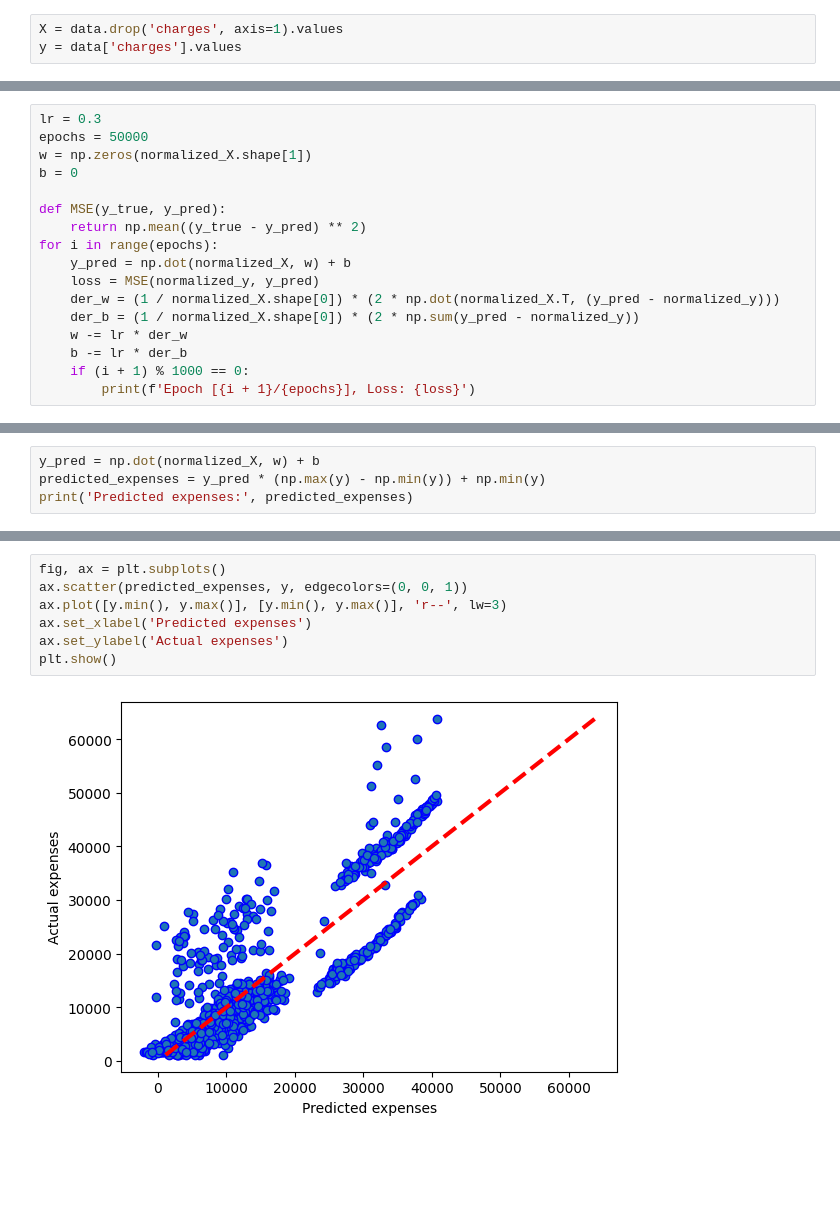
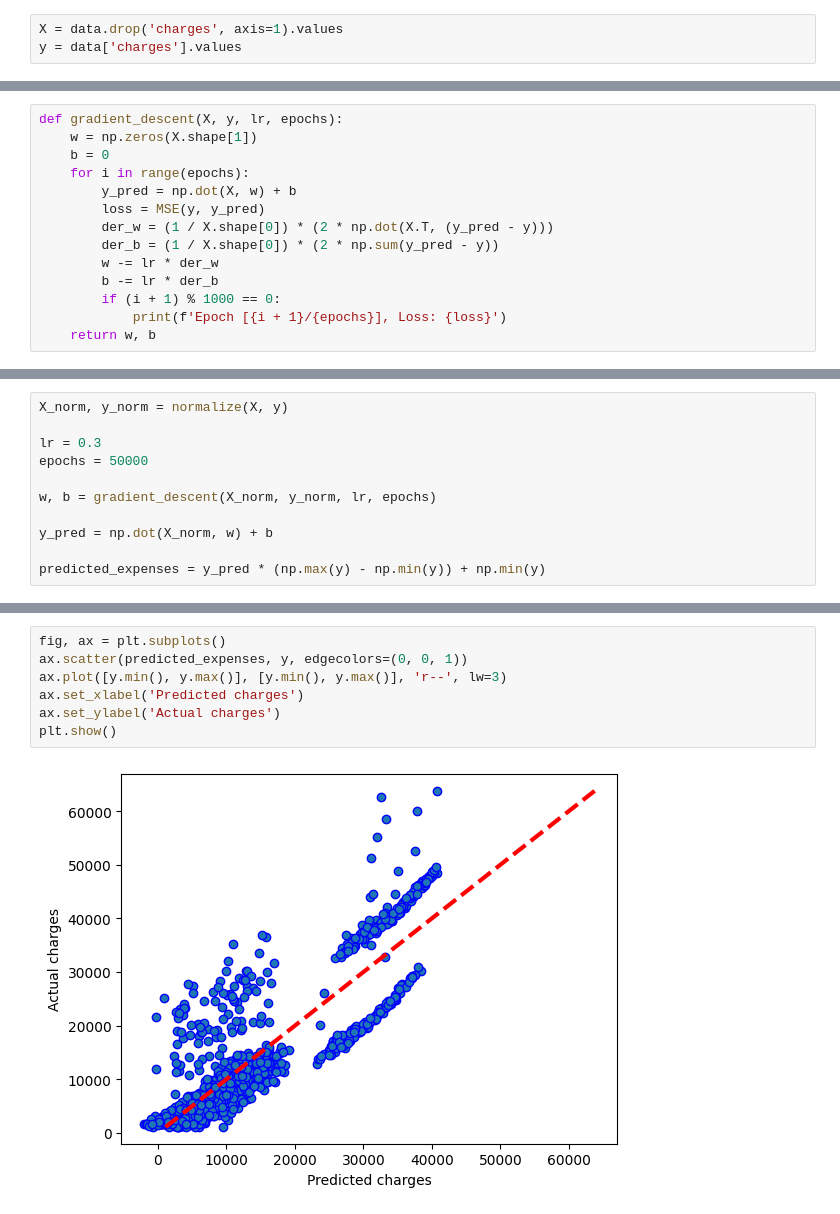
Before and after one commit to mariiakhomutova/school_x_python, a Jupyter notebook: Lecture15/linearregression.ipynb, the cells around one changed output, grey strips where cells are left out. Cells and saved outputs as stored; diff of their text form; blank space fills up the shorter version.

```diff
--- a/Lecture15/linearregression.ipynb
+++ b/Lecture15/linearregression.ipynb
@@ -96,17 +101,14 @@ normalized_y = (y - np.min(y)) / (np.max(y) - np.min(y))
 # %%
-lr = 0.3
-epochs = 50000
-w = np.zeros(normalized_X.shape[1])
-b = 0
-
-def MSE(y_true, y_pred):
-    return np.mean((y_true - y_pred) ** 2)
-for i in range(epochs):
-    y_pred = np.dot(normalized_X, w) + b
-    loss = MSE(normalized_y, y_pred)
-    der_w = (1 / normalized_X.shape[0]) * (2 * np.dot(normalized_X.T, (y_pred - normalized_y)))
-    der_b = (1 / normalized_X.shape[0]) * (2 * np.sum(y_pred - normalized_y))
-    w -= lr * der_w
-    b -= lr * der_b
-    if (i + 1) % 1000 == 0:
-        print(f'Epoch [{i + 1}/{epochs}], Loss: {loss}')
+def gradient_descent(X, y, lr, epochs):
+    w = np.zeros(X.shape[1])
+    b = 0
+    for i in range(epochs):
+        y_pred = np.dot(X, w) + b
+        loss = MSE(y, y_pred)
+        der_w = (1 / X.shape[0]) * (2 * np.dot(X.T, (y_pred - y)))
+        der_b = (1 / X.shape[0]) * (2 * np.sum(y_pred - y))
+        w -= lr * der_w
+        b -= lr * der_b
+        if (i + 1) % 1000 == 0:
+            print(f'Epoch [{i + 1}/{epochs}], Loss: {loss}')
+    return w, b
@@ -131,5 +115,12 @@ Epoch [50000/50000], Loss: 0.009303383129113685
 # %%
-y_pred = np.dot(normalized_X, w) + b
+X_norm, y_norm = normalize(X, y)
+
+lr = 0.3
+epochs = 50000
+
+w, b = gradient_descent(X_norm, y_norm, lr, epochs)
+
+y_pred = np.dot(X_norm, w) + b
+
 predicted_expenses = y_pred * (np.max(y) - np.min(y)) + np.min(y)
-print('Predicted expenses:', predicted_expenses)
 # %% [output]
@@ -138,9 +144,9 @@ Predicted expenses: [25496.99125189  3350.06214127  6601.3633646  ...  4057.1586
 # %%
 fig, ax = plt.subplots()
 ax.scatter(predicted_expenses, y, edgecolors=(0, 0, 1))
 ax.plot([y.min(), y.max()], [y.min(), y.max()], 'r--', lw=3)
-ax.set_xlabel('Predicted expenses')
-ax.set_ylabel('Actual expenses')
+ax.set_xlabel('Predicted charges')
+ax.set_ylabel('Actual charges')
 plt.show()
 # %% [output]
-[figure, old version]
+[figure, new version]
```
Also changed, not shown: parts of 3 cells of this notebook.
